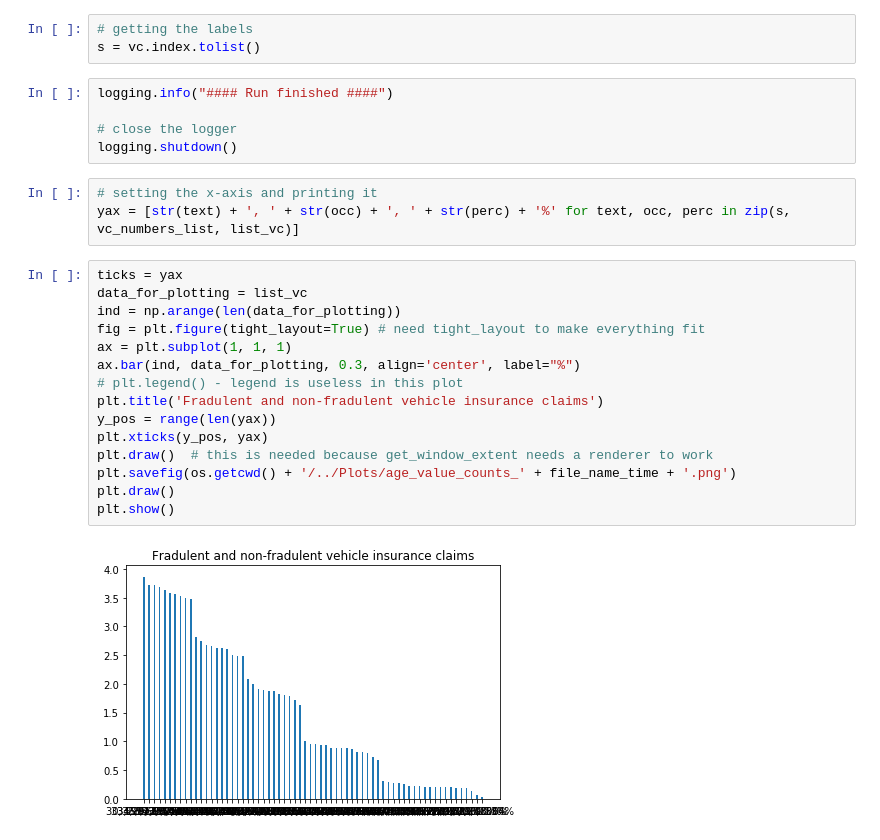
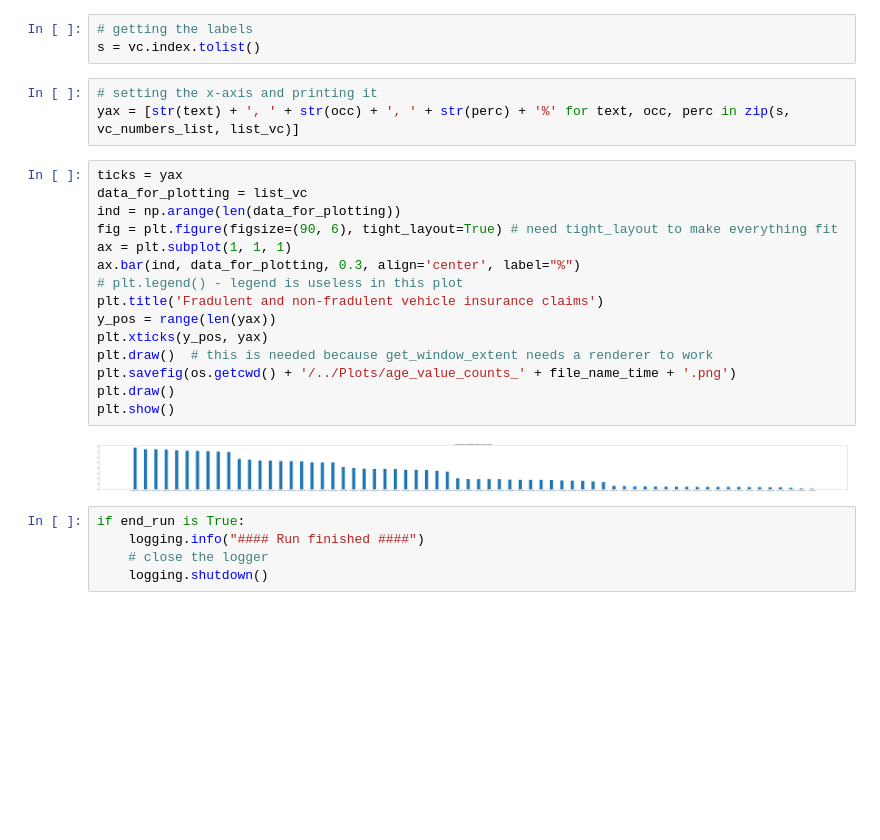
Before and after one commit to bernardmizz13/Vehicle_insurance_claim_fraud_detection, a Jupyter notebook: Jupyter_notebooks/Data_segmentation.ipynb, the cells around one changed output. Saved outputs shown, nothing was run; the diff lists cells and outputs as text; blank space fills up the shorter version.

```diff
--- a/Jupyter_notebooks/Data_segmentation.ipynb
+++ b/Jupyter_notebooks/Data_segmentation.ipynb
@@ -80,28 +84,28 @@ list_vc = [round(l/total * 100, 2) for l in list_vc]
 # %%
 # getting the labels
 s = vc.index.tolist()
-# %%
-logging.info("#### Run finished ####")
-
-# close the logger
-logging.shutdown()
 # %%
 # setting the x-axis and printing it
 yax = [str(text) + ', ' + str(occ) + ', ' + str(perc) + '%' for text, occ, perc in zip(s, vc_numbers_list, list_vc)]
 # %%
 ticks = yax
 data_for_plotting = list_vc
 ind = np.arange(len(data_for_plotting))
-fig = plt.figure(tight_layout=True) # need tight_layout to make everything fit
+fig = plt.figure(figsize=(90, 6), tight_layout=True) # need tight_layout to make everything fit
 ax = plt.subplot(1, 1, 1)
 ax.bar(ind, data_for_plotting, 0.3, align='center', label="%")
 # plt.legend() - legend is useless in this plot
 plt.title('Fradulent and non-fradulent vehicle insurance claims')
 y_pos = range(len(yax))
 plt.xticks(y_pos, yax)
 plt.draw()  # this is needed because get_window_extent needs a renderer to work
 plt.savefig(os.getcwd() + '/../Plots/age_value_counts_' + file_name_time + '.png')
 plt.draw()
 plt.show()
 # %% [output]
-[figure, old version]
+[figure, new version]
+# %%
+if end_run is True:
+    logging.info("#### Run finished ####")
+    # close the logger
+    logging.shutdown()
```
Also changed, not shown: parts of 2 cells of this notebook.
